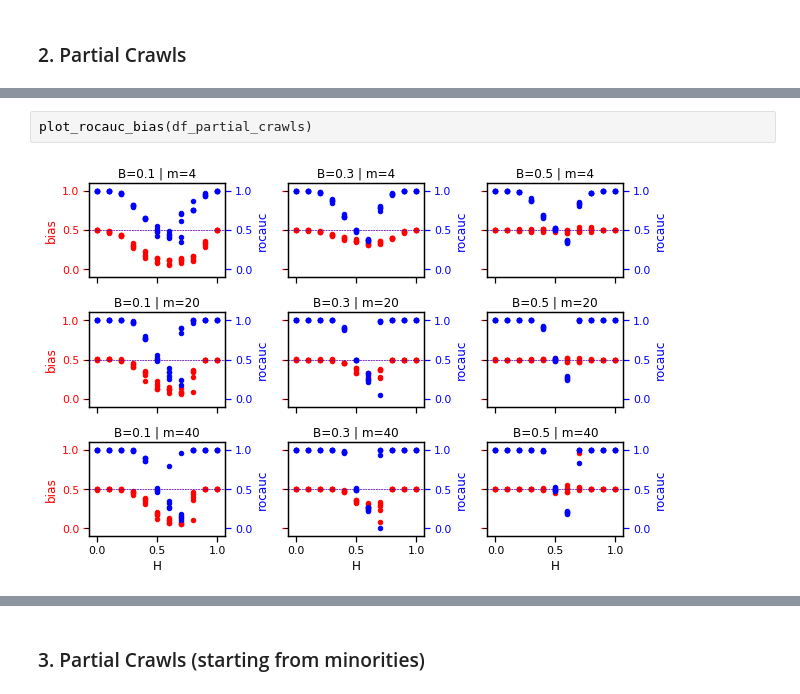
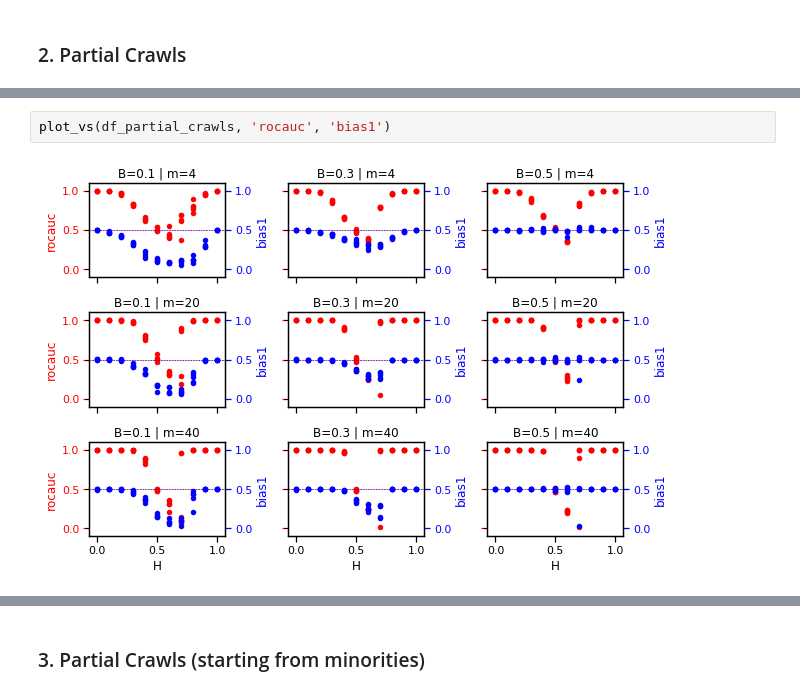
Before and after one commit to lisette-espin/JupyterNotebook, a Jupyter notebook: relational_classification/relational_classification.ipynb, the cells around one changed output, grey strips where cells are left out. Saved outputs shown, nothing was run; the diff lists cells and outputs as text.

```diff
--- a/relational_classification/relational_classification.ipynb
+++ b/relational_classification/relational_classification.ipynb
@@ -100,4 +104,4 @@ df_partial_crawls.head()
-# %%
-plot_rocauc_bias(df_partial_crawls)
-# %% [output]
-[figure, removed]
+# %%
+plot_vs(df_partial_crawls, 'rocauc', 'bias1')
+# %% [output]
+[figure, added]
```
Also changed, not shown: parts of 17 cells of this notebook.
